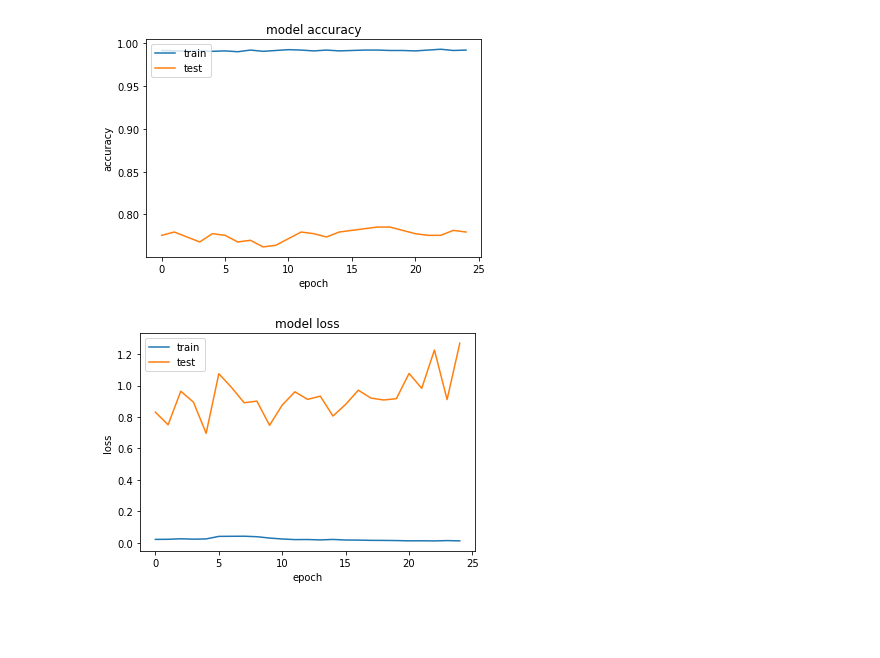
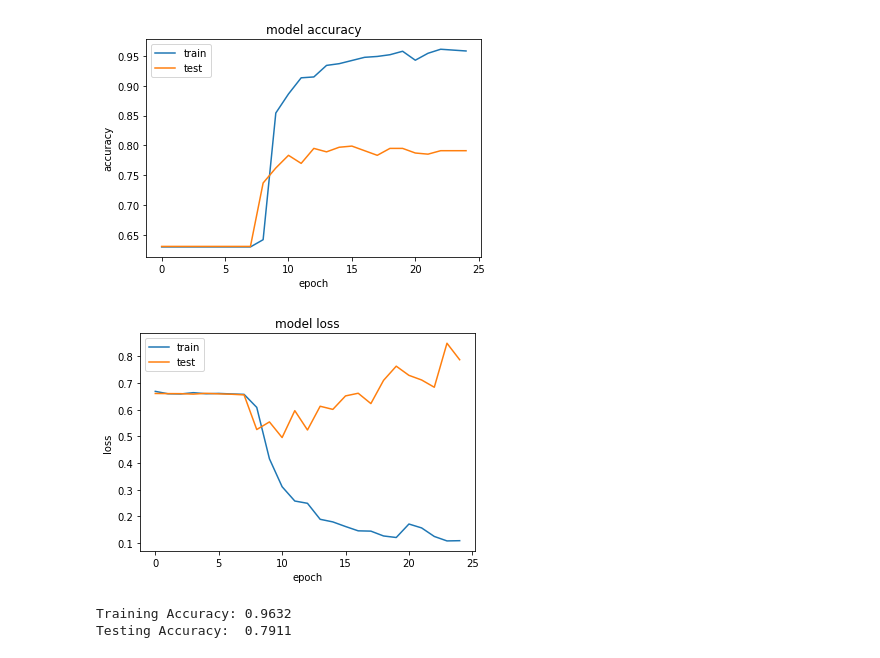
Before and after one commit to RomainCapo/FinancialSentiments, a Jupyter notebook: DeepLearningModel.ipynb, the cells around one changed output. Drawn from its saved outputs; the diff is of its cells as text; code cells hidden in the pictures; blank space fills up the shorter version.

Commit message:
add word2vec example with glove

```diff
--- a/DeepLearningModel.ipynb
+++ b/DeepLearningModel.ipynb
@@ -44,0 +103,24 @@ X_train, X_test, y_train, y_test = train_test_split(X, y, test_size=0.2, random_
+# %%
+reg_alpha = re.compile(r"^[A-Za-z]*$")
+reg_remove_word_with_dollar = re.compile(r"\$\S*")
+nlp = spacy.load('en')
+good_words = ['VERB', 'ADV', 'NOUN', 'ADJ']
+
+def text_preprocessor(sentence):
+    final_sentence = []
+    for word in nlp(sentence):
+        if word.pos_ not in good_words:
+            continue
+
+        lemma_word = word.lemma_.lower()
+        if (lemma_word not in string.punctuation) and reg_alpha.match(lemma_word) and not reg_remove_word_with_dollar.match(lemma_word):
+            final_sentence.append(lemma_word)
+    return ' '.join(final_sentence)
+# %%
+X_train_preprocessed = []
+for sentence in X_train:
+    X_train_preprocessed.append(text_preprocessor(sentence))
+
+X_test_preprocessed = []
+for sentence in X_test:
+    X_test_preprocessed.append(text_preprocessor(sentence))
@@ -51,8 +135,8 @@ max_length = max([len(s.split()) for s in dataset['title']])
 
 vocab_size = len(tokenizer_obj.word_index) + 1
 
-X_train_tokens = tokenizer_obj.texts_to_sequences(X_train)
-X_test_tokens = tokenizer_obj.texts_to_sequences(X_test)
+X_train_tokens = tokenizer_obj.texts_to_sequences(X_train_preprocessed)
+X_test_tokens = tokenizer_obj.texts_to_sequences(X_test_preprocessed)
 
 X_train_pad = pad_sequences(X_train_tokens, maxlen=max_length, padding='post')
 X_test_pad = pad_sequences(X_test_tokens, maxlen=max_length, padding='post')
@@ -67,5 +157,5 @@ model.compile(loss='binary_crossentropy', optimizer='adam', metrics=['accuracy']
 # %%
-history = model.fit(X_train_pad, y_train, batch_size=128, epochs=25, verbose=2, validation_data=(X_test_pad, y_test))
+history = model.fit(X_train_pad, y_train, batch_size=256, epochs=25, verbose=2, validation_data=(X_test_pad, y_test))
 # %% [output]
 Train on 2066 samples, validate on 517 samples
 Epoch 1/25
@@ -87,21 +180,28 @@ Epoch 25/25
 # %%
- plt.plot(history.history['accuracy'])
+plt.plot(history.history['accuracy'])
 plt.plot(history.history['val_accuracy'])
 
 plt.title('model accuracy')
 plt.ylabel('accuracy')
 plt.xlabel('epoch')
 plt.legend(['train','test'], loc = 'upper left')
 plt.show()
 
 plt.plot(history.history['loss'])
 plt.plot(history.history['val_loss'])
 
 plt.title('model loss')
 plt.ylabel('loss')
 plt.xlabel('epoch')
 plt.legend(['train','test'], loc = 'upper left')
 plt.show()
+
+loss, accuracy = model.evaluate(X_train_pad, y_train, verbose=False)
+print("Training Accuracy: {:.4f}".format(accuracy))
+loss, accuracy = model.evaluate(X_test_pad, y_test, verbose=False)
+print("Testing Accuracy:  {:.4f}".format(accuracy))
 # %% [output]
-[figure, old version]
+[figure, new version]
-[figure, old version]
+[figure, new version]
+Training Accuracy: 0.9632
+Testing Accuracy:  0.7911
```
Also changed, not shown: parts of 33 cells of this notebook, 1 other file.
